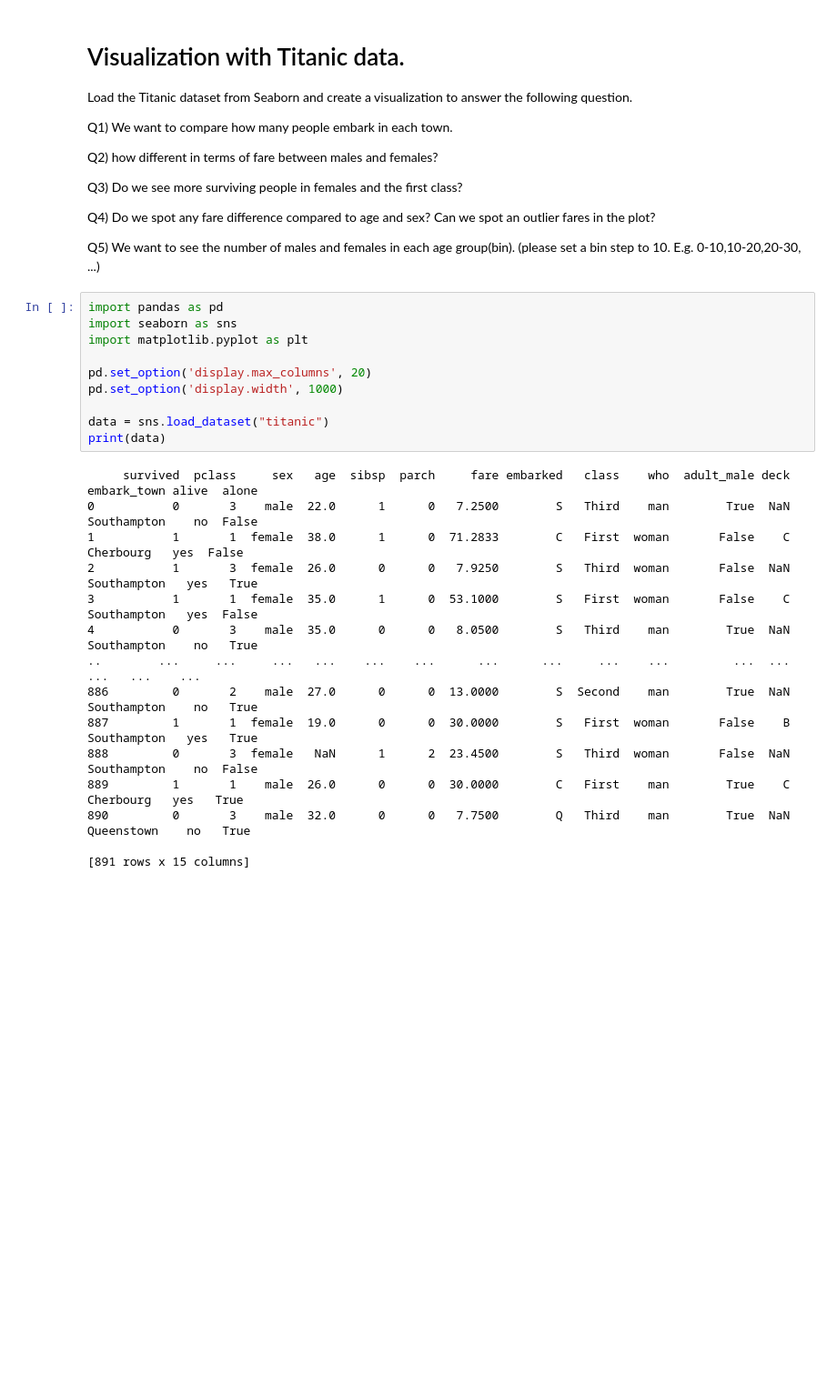
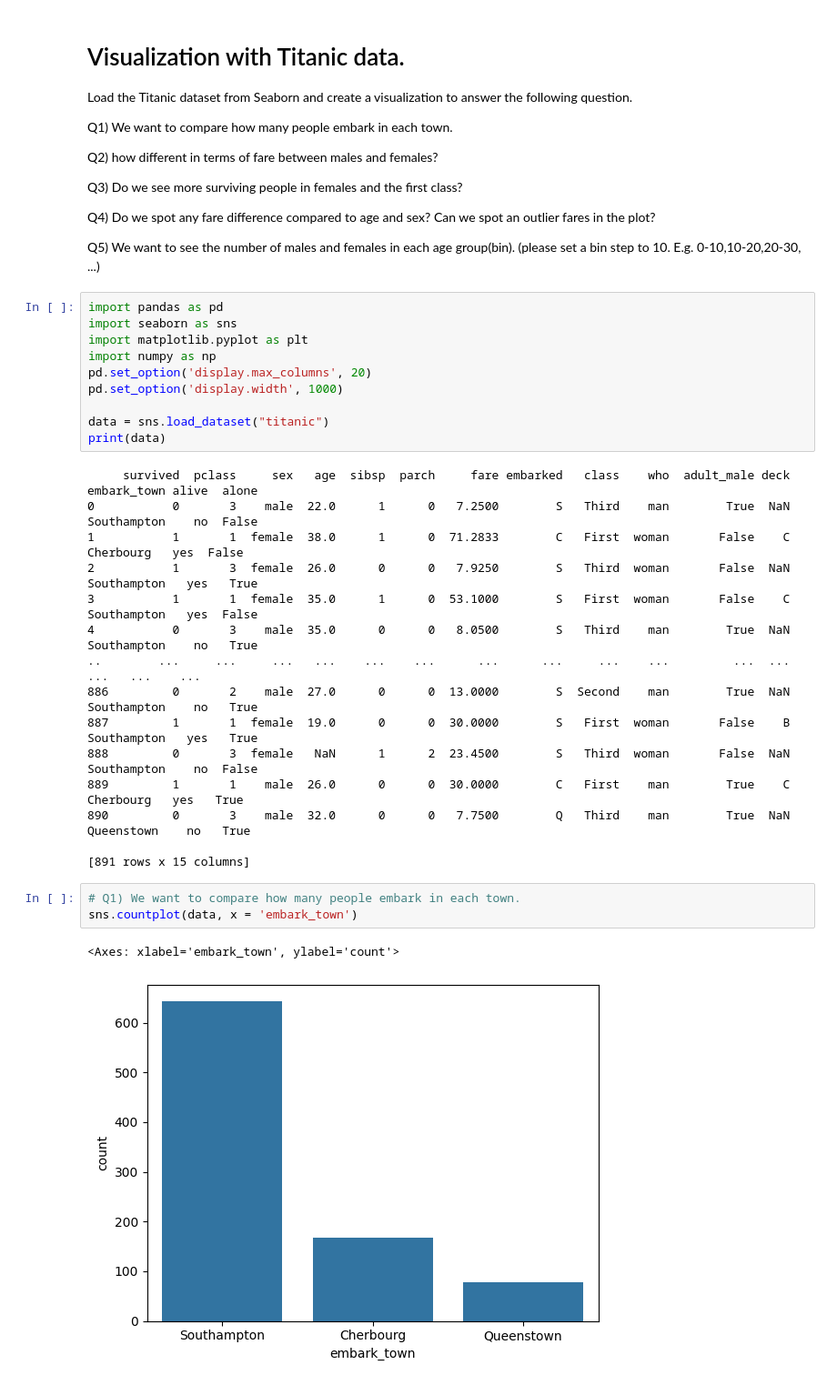
Before and after one commit to firstChetsadakon/myLearnPython, a Jupyter notebook: Chetsadakon_Kongphasuk_of_[Week13_lab]_data_visualization.ipynb, the cells around one changed output. Shown: that part at 91% size. Saved outputs shown, nothing was run; the diff lists cells and outputs as text; blank space fills up the shorter version.

```diff
--- a/Chetsadakon_Kongphasuk_of_[Week13_lab]_data_visualization.ipynb
+++ b/Chetsadakon_Kongphasuk_of_[Week13_lab]_data_visualization.ipynb
@@ -17,7 +17,7 @@ Q5) We want to see the number of males and females in each age group(bin). (plea
 import pandas as pd
 import seaborn as sns
 import matplotlib.pyplot as plt
-
+import numpy as np
 pd.set_option('display.max_columns', 20)
 pd.set_option('display.width', 1000)
 
@@ -38,3 +38,9 @@ print(data)
 890         0       3    male  32.0      0      0   7.7500        Q   Third    man        True  NaN   Queenstown    no   True
 
 [891 rows x 15 columns]
+# %%
+# Q1) We want to compare how many people embark in each town.
+sns.countplot(data, x = 'embark_town')
+# %% [output]
+<Axes: xlabel='embark_town', ylabel='count'>
+[figure, added]
```
Also changed, not shown: parts of 4 cells of this notebook.
